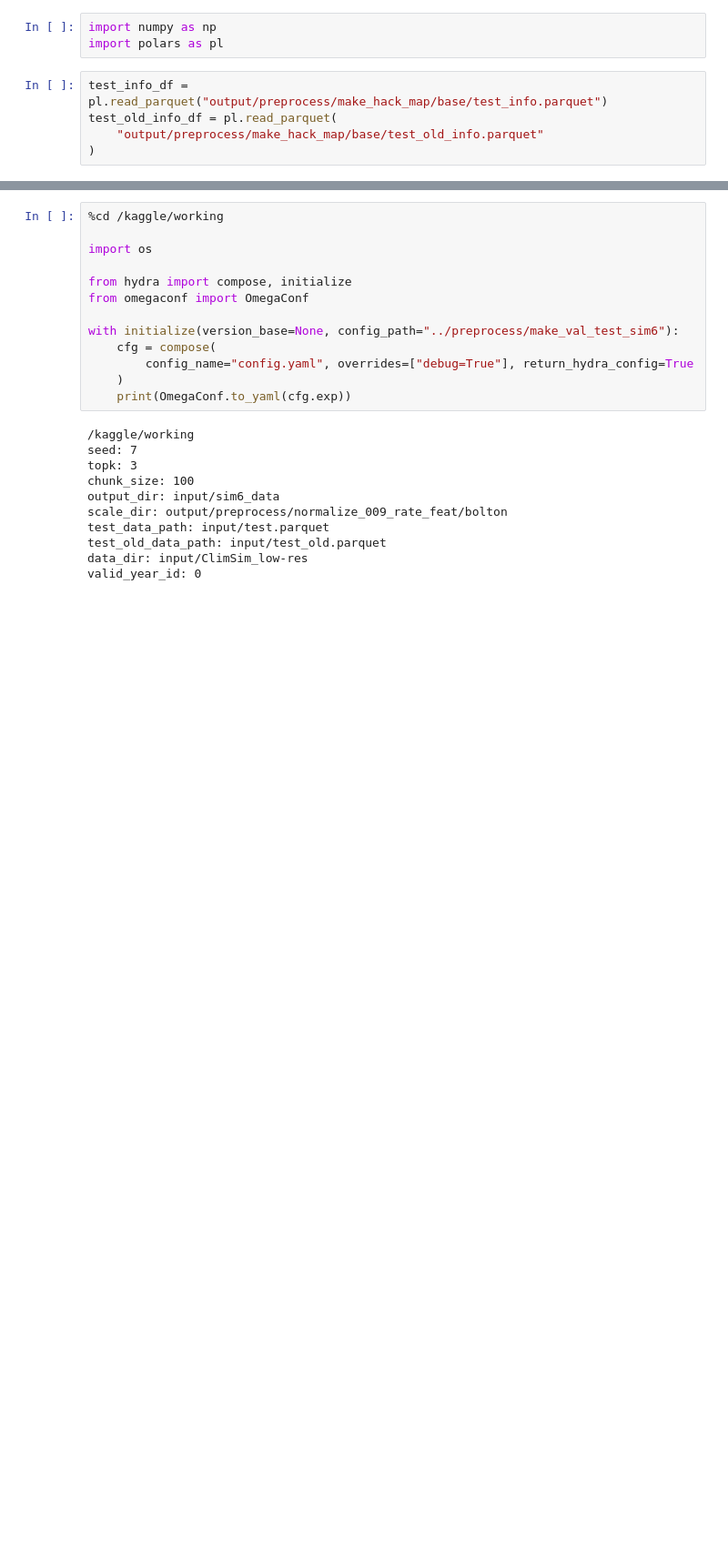
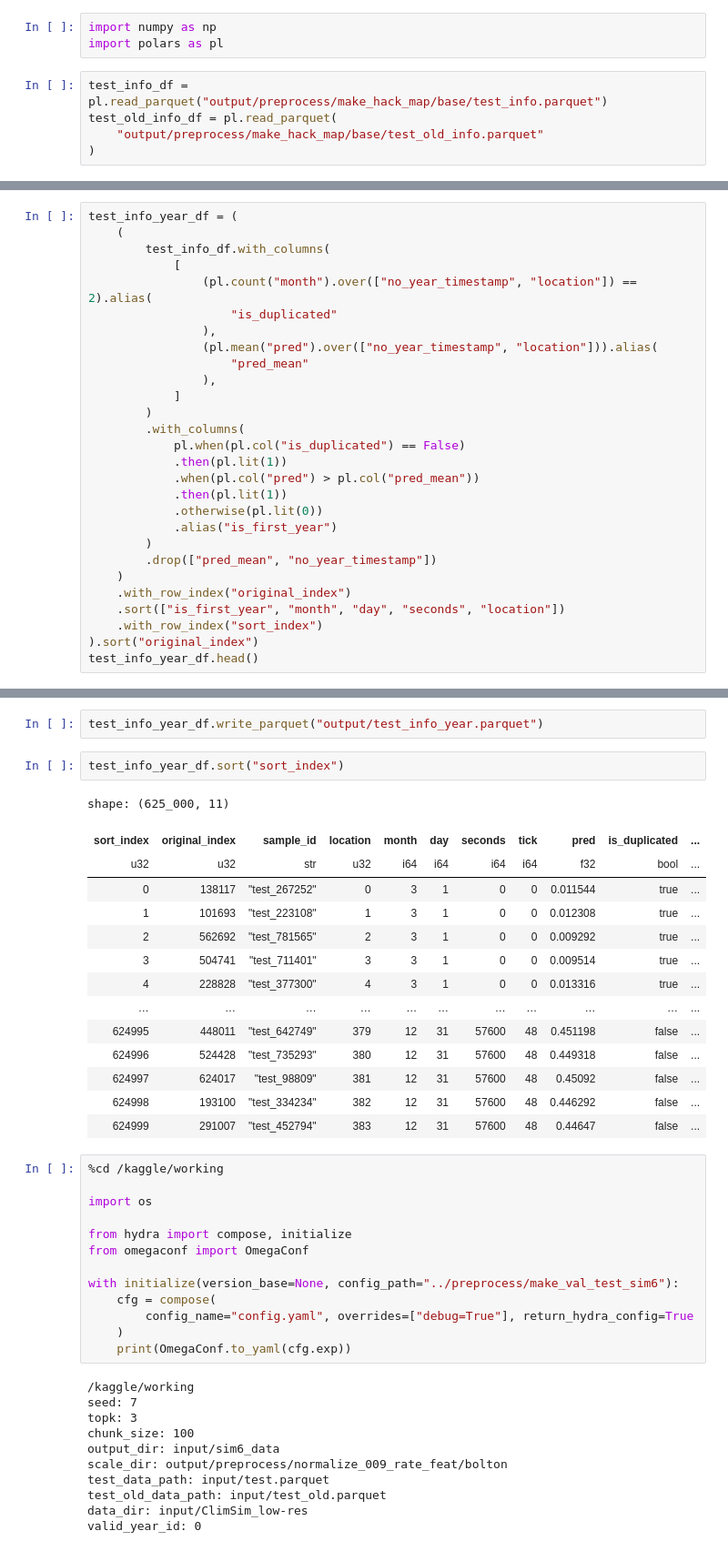
Before and after one commit to unonao/kaggle-leap, a Jupyter notebook: notebook/2024-07-10_join_hack.ipynb, the cells around one changed output, grey strips where cells are left out. Shown at 91% size. Saved outputs shown, nothing was run; the diff lists cells and outputs as text; blank space fills up the shorter version.

```diff
--- a/notebook/2024-07-10_join_hack.ipynb
+++ b/notebook/2024-07-10_join_hack.ipynb
@@ -115,0 +118,28 @@ shape: (625_000, 7)
+# %%
+test_info_year_df = (
+    (
+        test_info_df.with_columns(
+            [
+                (pl.count("month").over(["no_year_timestamp", "location"]) == 2).alias(
+                    "is_duplicated"
+                ),
+                (pl.mean("pred").over(["no_year_timestamp", "location"])).alias(
+                    "pred_mean"
+                ),
+            ]
+        )
+        .with_columns(
+            pl.when(pl.col("is_duplicated") == False)
+            .then(pl.lit(1))
+            .when(pl.col("pred") > pl.col("pred_mean"))
+            .then(pl.lit(1))
+            .otherwise(pl.lit(0))
+            .alias("is_first_year")
+        )
+        .drop(["pred_mean", "no_year_timestamp"])
+    )
+    .with_row_index("original_index")
+    .sort(["is_first_year", "month", "day", "seconds", "location"])
+    .with_row_index("sort_index")
+).sort("original_index")
+test_info_year_df.head()
@@ -116,3 +155,22 @@ shape: (625_000, 7)
+# %%
+test_info_year_df.write_parquet("output/test_info_year.parquet")
+# %%
+test_info_year_df.sort("sort_index")
+# %% [output]
+shape: (625_000, 11)
+| sort_index | original_index | sample_id | location | month | day | seconds | tick | pred | is_duplicated | ... |
+| u32 | u32 | str | u32 | i64 | i64 | i64 | i64 | f32 | bool | ... |
+| 0 | 138117 | "test_267252" | 0 | 3 | 1 | 0 | 0 | 0.011544 | true | ... |
+| 1 | 101693 | "test_223108" | 1 | 3 | 1 | 0 | 0 | 0.012308 | true | ... |
+| 2 | 562692 | "test_781565" | 2 | 3 | 1 | 0 | 0 | 0.009292 | true | ... |
+| 3 | 504741 | "test_711401" | 3 | 3 | 1 | 0 | 0 | 0.009514 | true | ... |
+| 4 | 228828 | "test_377300" | 4 | 3 | 1 | 0 | 0 | 0.013316 | true | ... |
+| … | … | … | … | … | … | … | … | … | … | ... |
+| 624995 | 448011 | "test_642749" | 379 | 12 | 31 | 57600 | 48 | 0.451198 | false | ... |
+| 624996 | 524428 | "test_735293" | 380 | 12 | 31 | 57600 | 48 | 0.449318 | false | ... |
+| 624997 | 624017 | "test_98809" | 381 | 12 | 31 | 57600 | 48 | 0.45092 | false | ... |
+| 624998 | 193100 | "test_334234" | 382 | 12 | 31 | 57600 | 48 | 0.446292 | false | ... |
+| 624999 | 291007 | "test_452794" | 383 | 12 | 31 | 57600 | 48 | 0.44647 | false | ... |
 # %%
 %cd /kaggle/working
 
```
Also changed, not shown: parts of 15 cells of this notebook, 3 other files.
